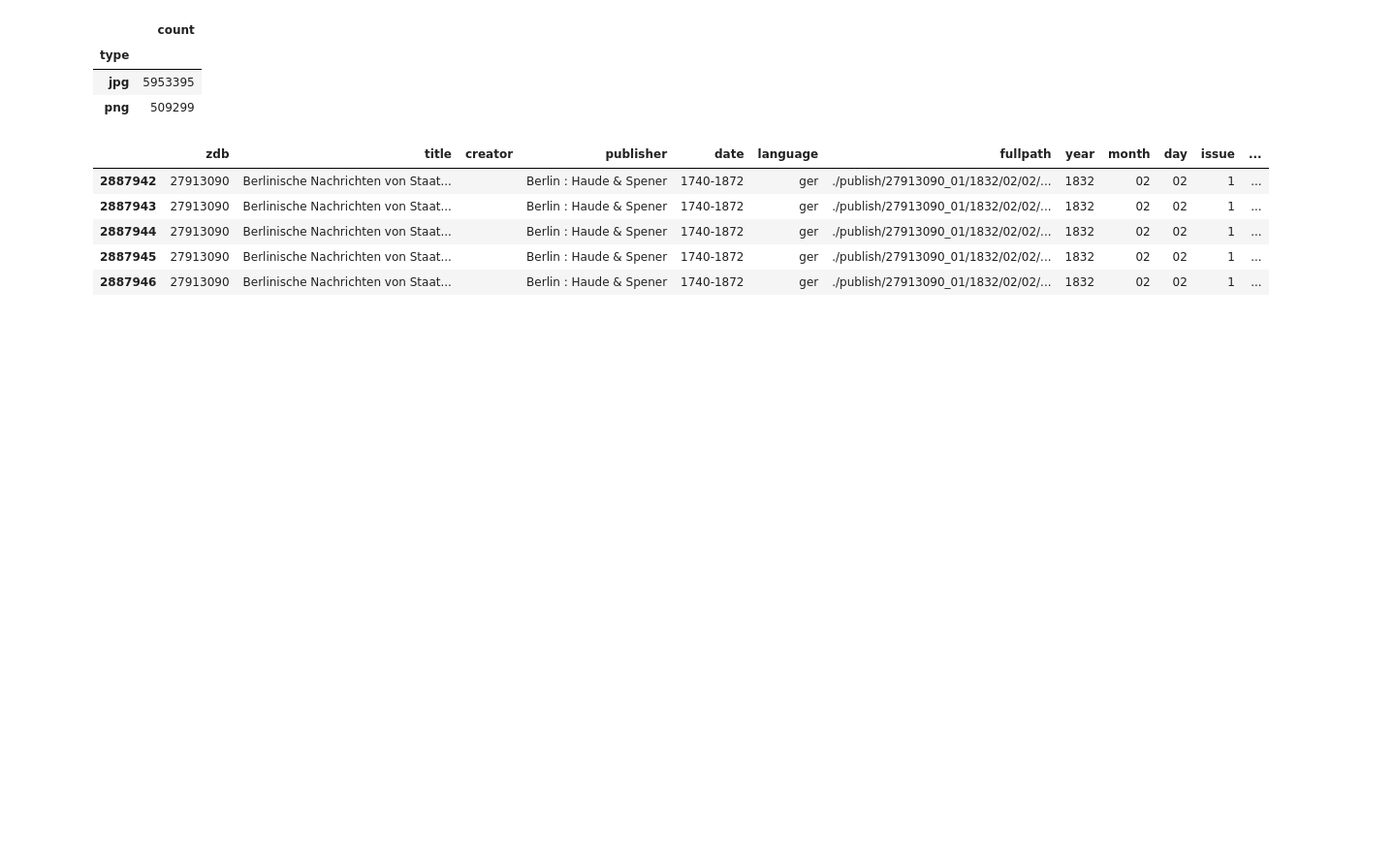
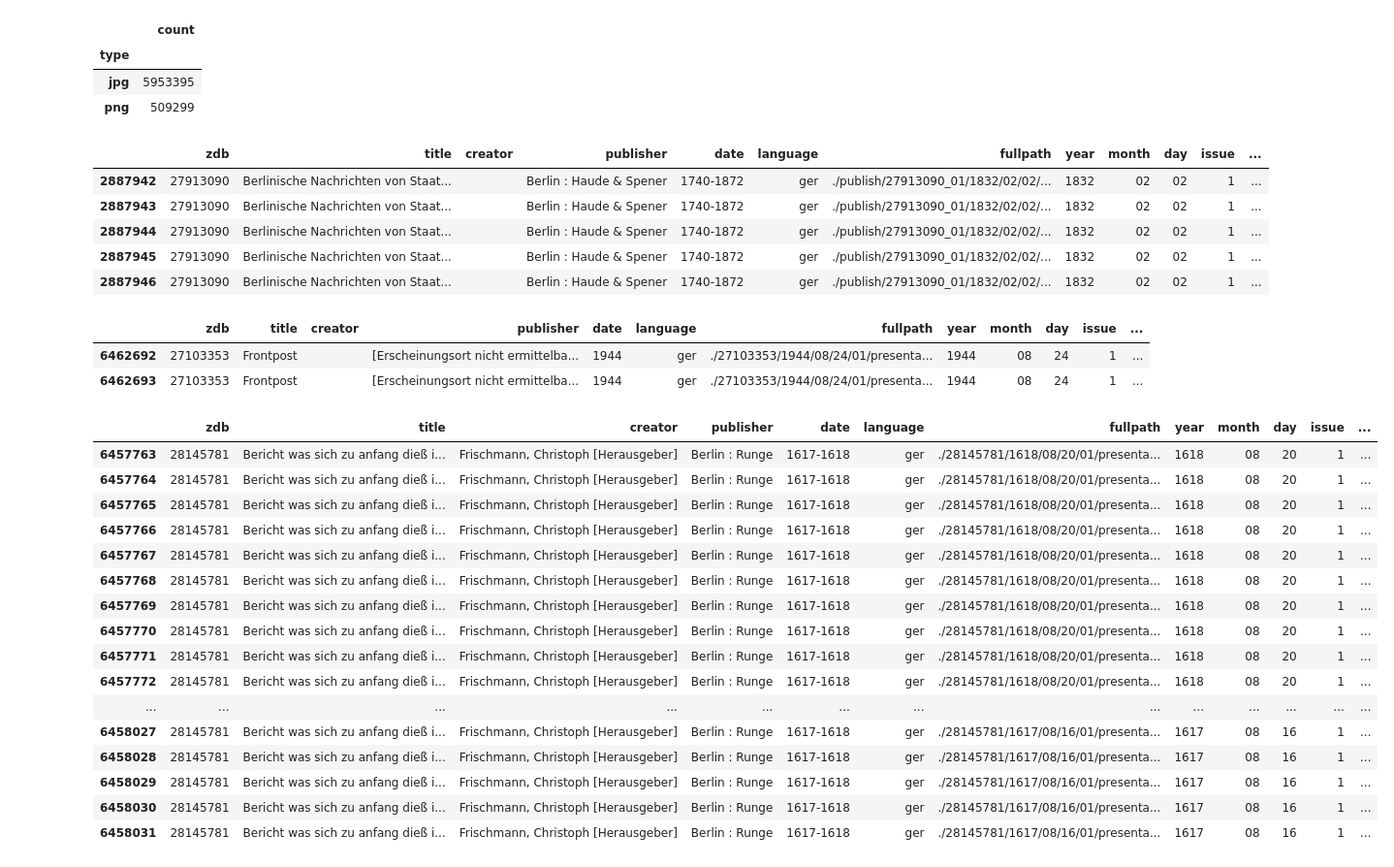
Before and after one commit to qurator-spk/RAC, a Jupyter notebook: zefys-statistics.ipynb, the cells around one changed output. Shown at 97% size. Saved outputs shown, nothing was run; the diff lists cells and outputs as text; code cells hidden in the pictures; blank space fills up the shorter version.

```diff
--- a/zefys-statistics.ipynb
+++ b/zefys-statistics.ipynb
@@ -214,3 +214,29 @@ df_tmp.head(2887947).tail()
 | 2887944 | 27913090 | Berlinische Nachrichten von Staat... |  | Berlin : Haude & Spener | 1740-1872 | ger | ./publish/27913090_01/1832/02/02/... | 1832 | 02 | 02 | 1 | ... |
 | 2887945 | 27913090 | Berlinische Nachrichten von Staat... |  | Berlin : Haude & Spener | 1740-1872 | ger | ./publish/27913090_01/1832/02/02/... | 1832 | 02 | 02 | 1 | ... |
 | 2887946 | 27913090 | Berlinische Nachrichten von Staat... |  | Berlin : Haude & Spener | 1740-1872 | ger | ./publish/27913090_01/1832/02/02/... | 1832 | 02 | 02 | 1 | ... |
+# %%
+df_tmp.loc[df_tmp.zdb=="27103353"]
+# %% [output]
+|  | zdb | title | creator | publisher | date | language | fullpath | year | month | day | issue | ... |
+| 6462692 | 27103353 | Frontpost |  | [Erscheinungsort nicht ermittelba... | 1944 | ger | ./27103353/1944/08/24/01/presenta... | 1944 | 08 | 24 | 1 | ... |
+| 6462693 | 27103353 | Frontpost |  | [Erscheinungsort nicht ermittelba... | 1944 | ger | ./27103353/1944/08/24/01/presenta... | 1944 | 08 | 24 | 1 | ... |
+# %%
+df_tmp.loc[df_tmp.zdb=="28145781"]
+# %% [output]
+|  | zdb | title | creator | publisher | date | language | fullpath | year | month | day | issue | ... |
+| 6457763 | 28145781 | Bericht was sich zu anfang dieß i... | Frischmann, Christoph [Herausgeber] | Berlin : Runge | 1617-1618 | ger | ./28145781/1618/08/20/01/presenta... | 1618 | 08 | 20 | 1 | ... |
+| 6457764 | 28145781 | Bericht was sich zu anfang dieß i... | Frischmann, Christoph [Herausgeber] | Berlin : Runge | 1617-1618 | ger | ./28145781/1618/08/20/01/presenta... | 1618 | 08 | 20 | 1 | ... |
+| 6457765 | 28145781 | Bericht was sich zu anfang dieß i... | Frischmann, Christoph [Herausgeber] | Berlin : Runge | 1617-1618 | ger | ./28145781/1618/08/20/01/presenta... | 1618 | 08 | 20 | 1 | ... |
+| 6457766 | 28145781 | Bericht was sich zu anfang dieß i... | Frischmann, Christoph [Herausgeber] | Berlin : Runge | 1617-1618 | ger | ./28145781/1618/08/20/01/presenta... | 1618 | 08 | 20 | 1 | ... |
+| 6457767 | 28145781 | Bericht was sich zu anfang dieß i... | Frischmann, Christoph [Herausgeber] | Berlin : Runge | 1617-1618 | ger | ./28145781/1618/08/20/01/presenta... | 1618 | 08 | 20 | 1 | ... |
+| 6457768 | 28145781 | Bericht was sich zu anfang dieß i... | Frischmann, Christoph [Herausgeber] | Berlin : Runge | 1617-1618 | ger | ./28145781/1618/08/20/01/presenta... | 1618 | 08 | 20 | 1 | ... |
+| 6457769 | 28145781 | Bericht was sich zu anfang dieß i... | Frischmann, Christoph [Herausgeber] | Berlin : Runge | 1617-1618 | ger | ./28145781/1618/08/20/01/presenta... | 1618 | 08 | 20 | 1 | ... |
+| 6457770 | 28145781 | Bericht was sich zu anfang dieß i... | Frischmann, Christoph [Herausgeber] | Berlin : Runge | 1617-1618 | ger | ./28145781/1618/08/20/01/presenta... | 1618 | 08 | 20 | 1 | ... |
+| 6457771 | 28145781 | Bericht was sich zu anfang dieß i... | Frischmann, Christoph [Herausgeber] | Berlin : Runge | 1617-1618 | ger | ./28145781/1618/08/20/01/presenta... | 1618 | 08 | 20 | 1 | ... |
+| 6457772 | 28145781 | Bericht was sich zu anfang dieß i... | Frischmann, Christoph [Herausgeber] | Berlin : Runge | 1617-1618 | ger | ./28145781/1618/08/20/01/presenta... | 1618 | 08 | 20 | 1 | ... |
+| ... | ... | ... | ... | ... | ... | ... | ... | ... | ... | ... | ... | ... |
+| 6458027 | 28145781 | Bericht was sich zu anfang dieß i... | Frischmann, Christoph [Herausgeber] | Berlin : Runge | 1617-1618 | ger | ./28145781/1617/08/16/01/presenta... | 1617 | 08 | 16 | 1 | ... |
+| 6458028 | 28145781 | Bericht was sich zu anfang dieß i... | Frischmann, Christoph [Herausgeber] | Berlin : Runge | 1617-1618 | ger | ./28145781/1617/08/16/01/presenta... | 1617 | 08 | 16 | 1 | ... |
+| 6458029 | 28145781 | Bericht was sich zu anfang dieß i... | Frischmann, Christoph [Herausgeber] | Berlin : Runge | 1617-1618 | ger | ./28145781/1617/08/16/01/presenta... | 1617 | 08 | 16 | 1 | ... |
+| 6458030 | 28145781 | Bericht was sich zu anfang dieß i... | Frischmann, Christoph [Herausgeber] | Berlin : Runge | 1617-1618 | ger | ./28145781/1617/08/16/01/presenta... | 1617 | 08 | 16 | 1 | ... |
+| 6458031 | 28145781 | Bericht was sich zu anfang dieß i... | Frischmann, Christoph [Herausgeber] | Berlin : Runge | 1617-1618 | ger | ./28145781/1617/08/16/01/presenta... | 1617 | 08 | 16 | 1 | ... |
```
Also changed, not shown: parts of 1 cell of this notebook, 1 other file.
